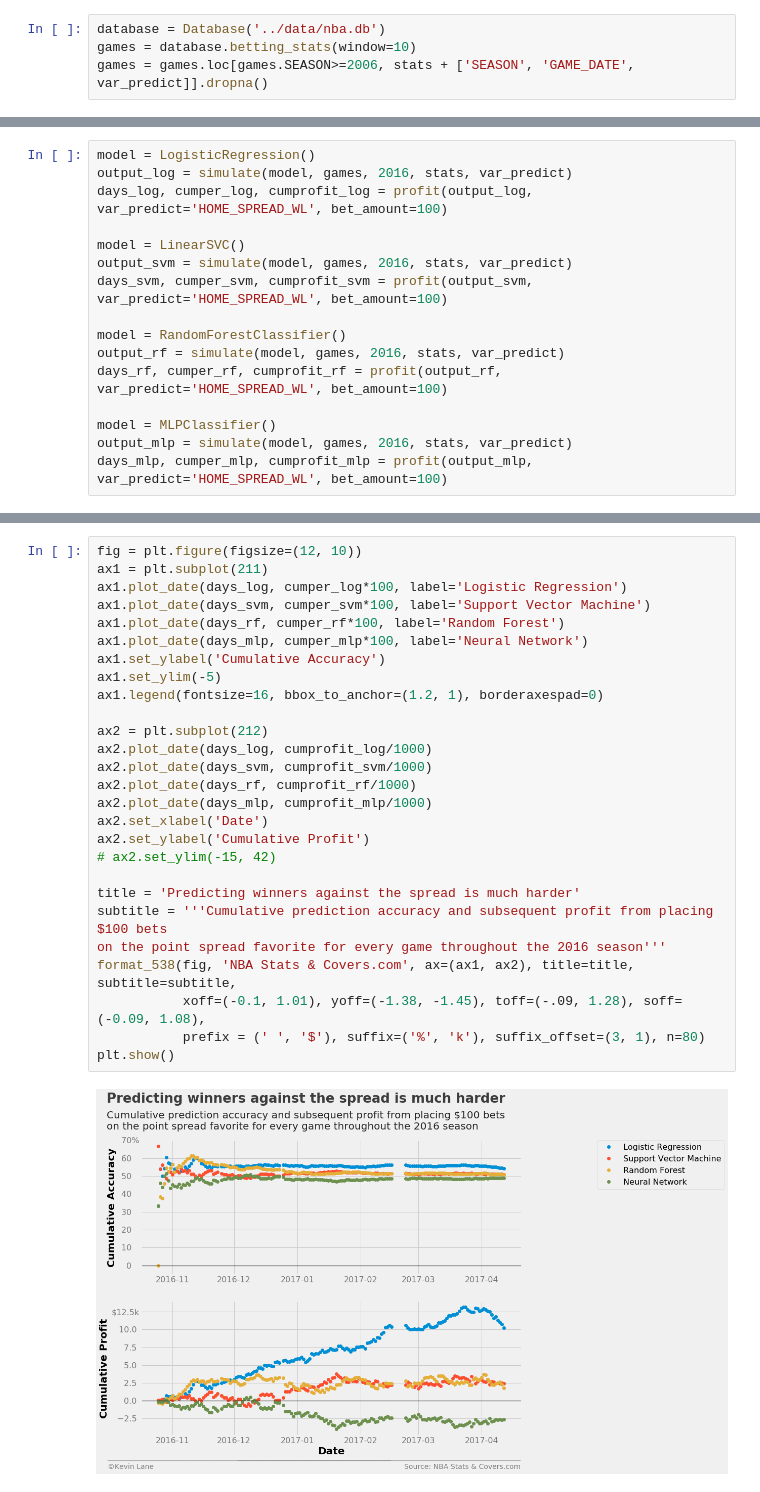
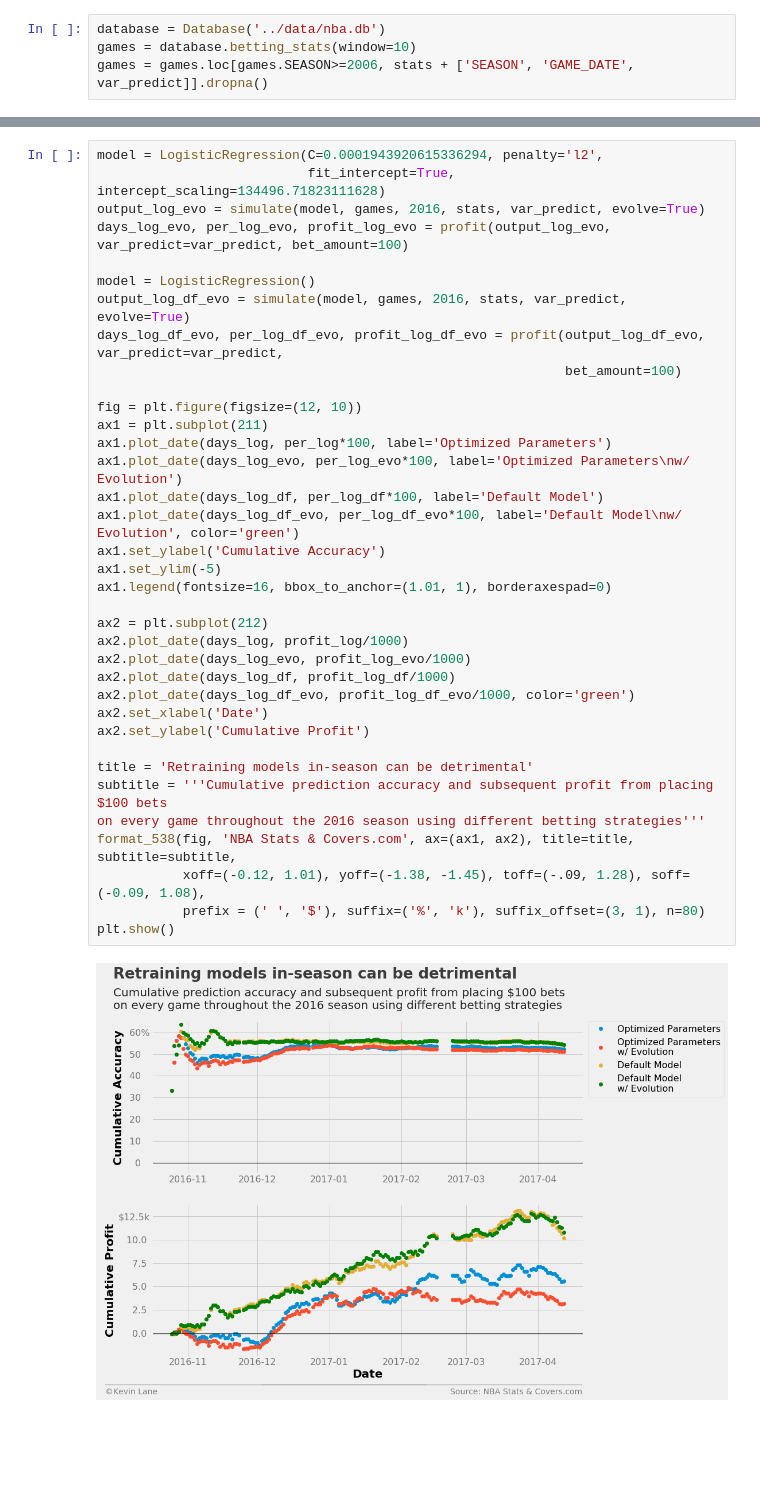
Before and after one commit to klane/databall, a Jupyter notebook: notebooks/model-performance.ipynb, the cells around one changed output, grey strips where cells are left out. Cells and saved outputs as stored; diff of their text form; blank space fills up the shorter version.

```diff
--- a/notebooks/model-performance.ipynb
+++ b/notebooks/model-performance.ipynb
@@ -230,16 +239,0 @@ plt.show()
-# %%
-model = LogisticRegression()
-output_log = simulate(model, games, 2016, stats, var_predict)
-days_log, cumper_log, cumprofit_log = profit(output_log, var_predict='HOME_SPREAD_WL', bet_amount=100)
-
-model = LinearSVC()
-output_svm = simulate(model, games, 2016, stats, var_predict)
-days_svm, cumper_svm, cumprofit_svm = profit(output_svm, var_predict='HOME_SPREAD_WL', bet_amount=100)
-
-model = RandomForestClassifier()
-output_rf = simulate(model, games, 2016, stats, var_predict)
-days_rf, cumper_rf, cumprofit_rf = profit(output_rf, var_predict='HOME_SPREAD_WL', bet_amount=100)
-
-model = MLPClassifier()
-output_mlp = simulate(model, games, 2016, stats, var_predict)
-days_mlp, cumper_mlp, cumprofit_mlp = profit(output_mlp, var_predict='HOME_SPREAD_WL', bet_amount=100)
@@ -246,29 +290,38 @@ days_mlp, cumper_mlp, cumprofit_mlp = profit(output_mlp, var_predict='HOME_SPREA
 # %%
+model = LogisticRegression(C=0.0001943920615336294, penalty='l2',
+                           fit_intercept=True, intercept_scaling=134496.71823111628)
+output_log_evo = simulate(model, games, 2016, stats, var_predict, evolve=True)
+days_log_evo, per_log_evo, profit_log_evo = profit(output_log_evo, var_predict=var_predict, bet_amount=100)
+
+model = LogisticRegression()
+output_log_df_evo = simulate(model, games, 2016, stats, var_predict, evolve=True)
+days_log_df_evo, per_log_df_evo, profit_log_df_evo = profit(output_log_df_evo, var_predict=var_predict,
+                                                            bet_amount=100)
+
 fig = plt.figure(figsize=(12, 10))
 ax1 = plt.subplot(211)
-ax1.plot_date(days_log, cumper_log*100, label='Logistic Regression')
-ax1.plot_date(days_svm, cumper_svm*100, label='Support Vector Machine')
-ax1.plot_date(days_rf, cumper_rf*100, label='Random Forest')
-ax1.plot_date(days_mlp, cumper_mlp*100, label='Neural Network')
+ax1.plot_date(days_log, per_log*100, label='Optimized Parameters')
+ax1.plot_date(days_log_evo, per_log_evo*100, label='Optimized Parameters\nw/ Evolution')
+ax1.plot_date(days_log_df, per_log_df*100, label='Default Model')
+ax1.plot_date(days_log_df_evo, per_log_df_evo*100, label='Default Model\nw/ Evolution', color='green')
 ax1.set_ylabel('Cumulative Accuracy')
 ax1.set_ylim(-5)
-ax1.legend(fontsize=16, bbox_to_anchor=(1.2, 1), borderaxespad=0)
+ax1.legend(fontsize=16, bbox_to_anchor=(1.01, 1), borderaxespad=0)
 
 ax2 = plt.subplot(212)
-ax2.plot_date(days_log, cumprofit_log/1000)
-ax2.plot_date(days_svm, cumprofit_svm/1000)
-ax2.plot_date(days_rf, cumprofit_rf/1000)
-ax2.plot_date(days_mlp, cumprofit_mlp/1000)
+ax2.plot_date(days_log, profit_log/1000)
+ax2.plot_date(days_log_evo, profit_log_evo/1000)
+ax2.plot_date(days_log_df, profit_log_df/1000)
+ax2.plot_date(days_log_df_evo, profit_log_df_evo/1000, color='green')
 ax2.set_xlabel('Date')
 ax2.set_ylabel('Cumulative Profit')
-# ax2.set_ylim(-15, 42)
 
-title = 'Predicting winners against the spread is much harder'
+title = 'Retraining models in-season can be detrimental'
 subtitle = '''Cumulative prediction accuracy and subsequent profit from placing $100 bets
-on the point spread favorite for every game throughout the 2016 season'''
+on every game throughout the 2016 season using different betting strategies'''
 format_538(fig, 'NBA Stats & Covers.com', ax=(ax1, ax2), title=title, subtitle=subtitle,
-           xoff=(-0.1, 1.01), yoff=(-1.38, -1.45), toff=(-.09, 1.28), soff=(-0.09, 1.08),
+           xoff=(-0.12, 1.01), yoff=(-1.38, -1.45), toff=(-.09, 1.28), soff=(-0.09, 1.08),
            prefix = (' ', '$'), suffix=('%', 'k'), suffix_offset=(3, 1), n=80)
 plt.show()
 # %% [output]
-[figure, old version]
+[figure, new version]
```
Also changed, not shown: parts of 29 cells of this notebook.
